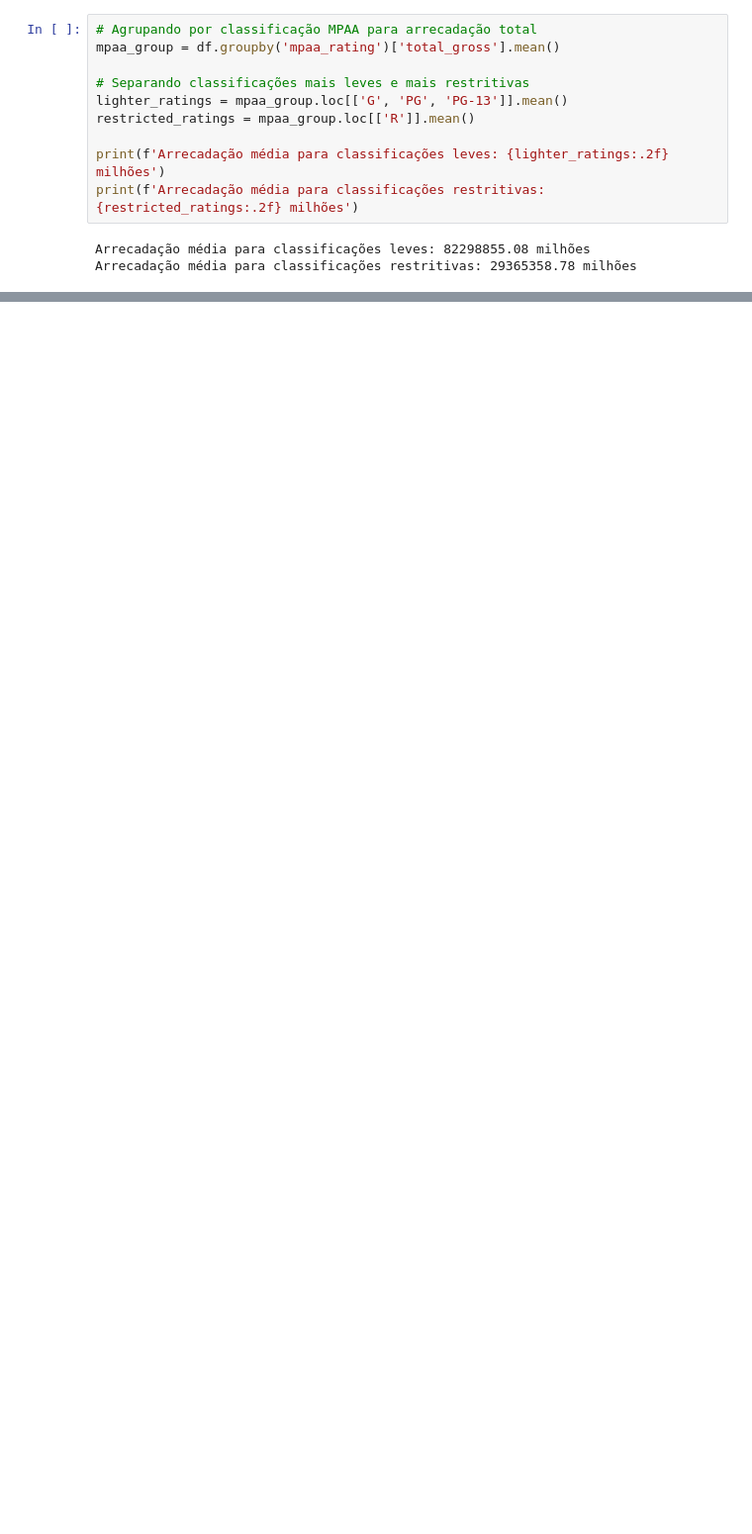
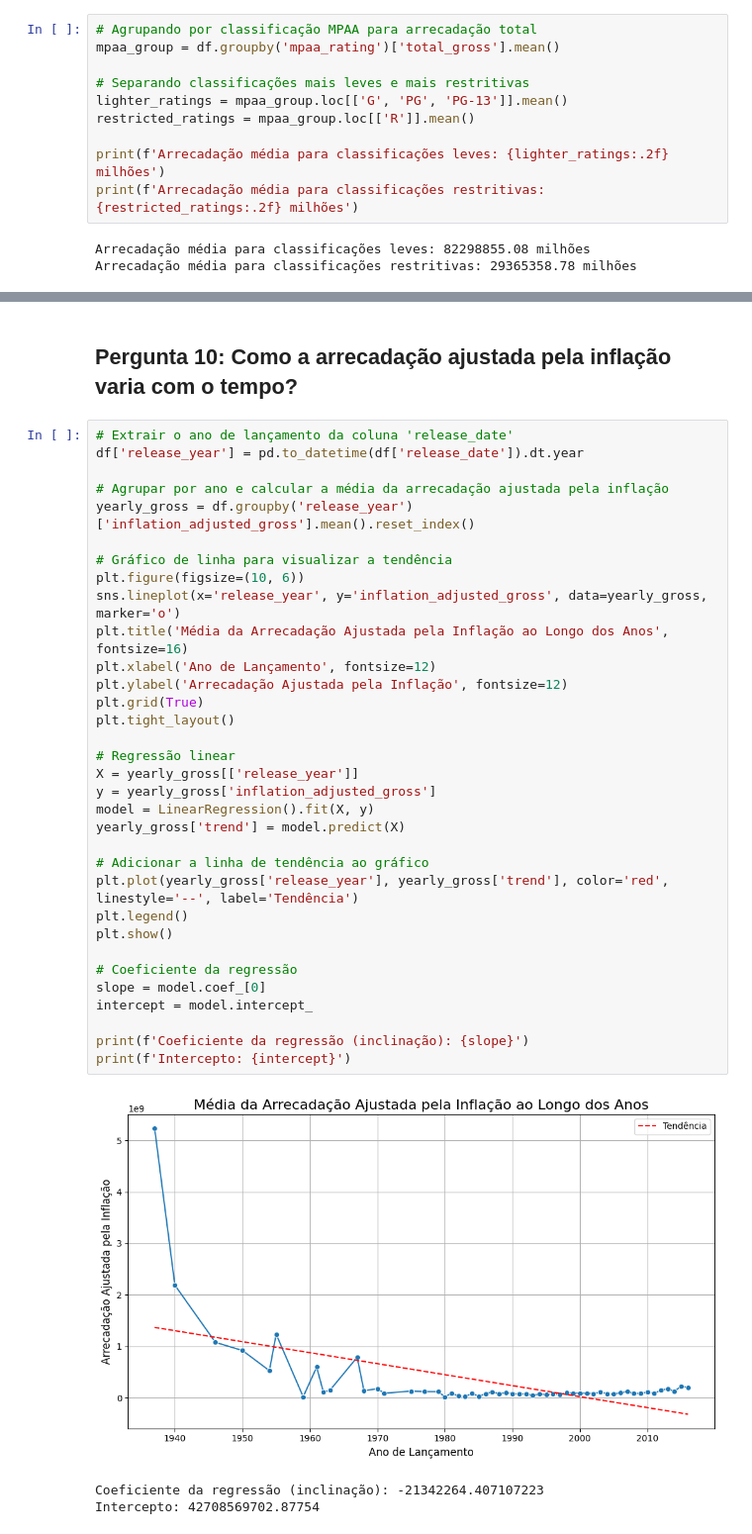
Before and after one commit to PalomaRodrigues33/DS-CP1-2SEM, a Jupyter notebook: analise_filmes_disney.ipynb, the cells around one changed output, grey strips where cells are left out. Shown at 99% size. Saved outputs shown, nothing was run; the diff lists cells and outputs as text; blank space fills up the shorter version.

```diff
--- a/analise_filmes_disney.ipynb
+++ b/analise_filmes_disney.ipynb
@@ -237,0 +288,39 @@ A análise realizada apresentou insights valiosos sobre o faturamento dos filmes
+# %% [markdown]
+## Pergunta 10: Como a arrecadação ajustada pela inflação varia com o tempo?
+# %%
+# Extrair o ano de lançamento da coluna 'release_date'
+df['release_year'] = pd.to_datetime(df['release_date']).dt.year
+
+# Agrupar por ano e calcular a média da arrecadação ajustada pela inflação
+yearly_gross = df.groupby('release_year')['inflation_adjusted_gross'].mean().reset_index()
+
+# Gráfico de linha para visualizar a tendência
+plt.figure(figsize=(10, 6))
+sns.lineplot(x='release_year', y='inflation_adjusted_gross', data=yearly_gross, marker='o')
+plt.title('Média da Arrecadação Ajustada pela Inflação ao Longo dos Anos', fontsize=16)
+plt.xlabel('Ano de Lançamento', fontsize=12)
+plt.ylabel('Arrecadação Ajustada pela Inflação', fontsize=12)
+plt.grid(True)
+plt.tight_layout()
+
+# Regressão linear
+X = yearly_gross[['release_year']]
+y = yearly_gross['inflation_adjusted_gross']
+model = LinearRegression().fit(X, y)
+yearly_gross['trend'] = model.predict(X)
+
+# Adicionar a linha de tendência ao gráfico
+plt.plot(yearly_gross['release_year'], yearly_gross['trend'], color='red', linestyle='--', label='Tendência')
+plt.legend()
+plt.show()
+
+# Coeficiente da regressão
+slope = model.coef_[0]
+intercept = model.intercept_
+
+print(f'Coeficiente da regressão (inclinação): {slope}')
+print(f'Intercepto: {intercept}')
+# %% [output]
+[figure, added]
+Coeficiente da regressão (inclinação): -21342264.407107223
+Intercepto: 42708569702.87754
```
Also changed, not shown: parts of 21 cells of this notebook.
